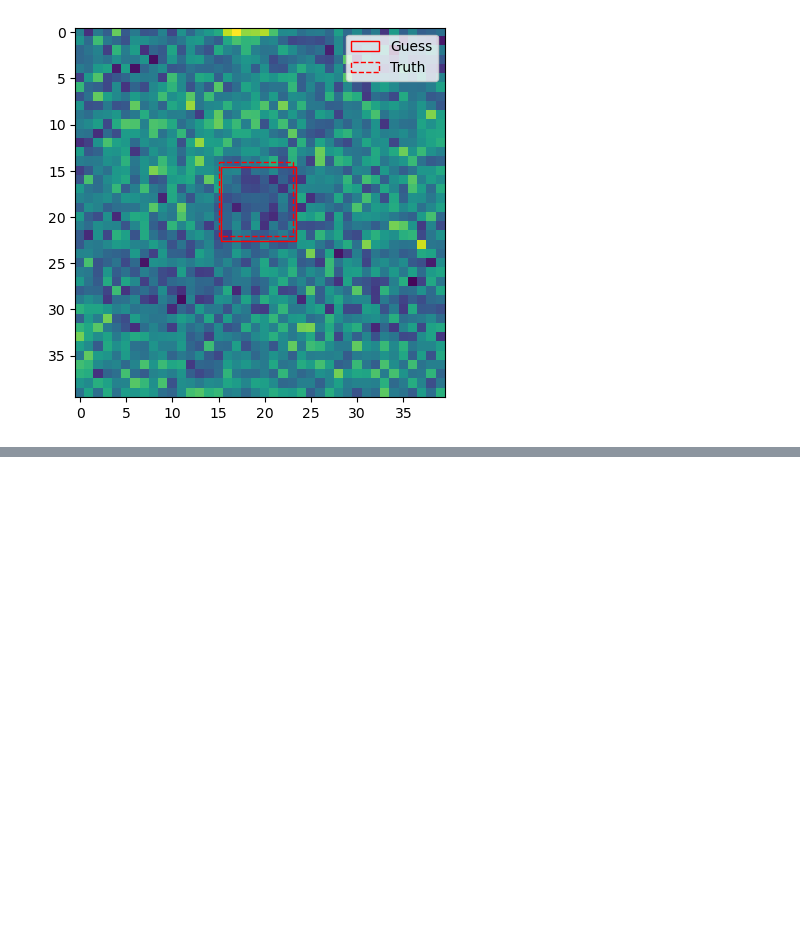
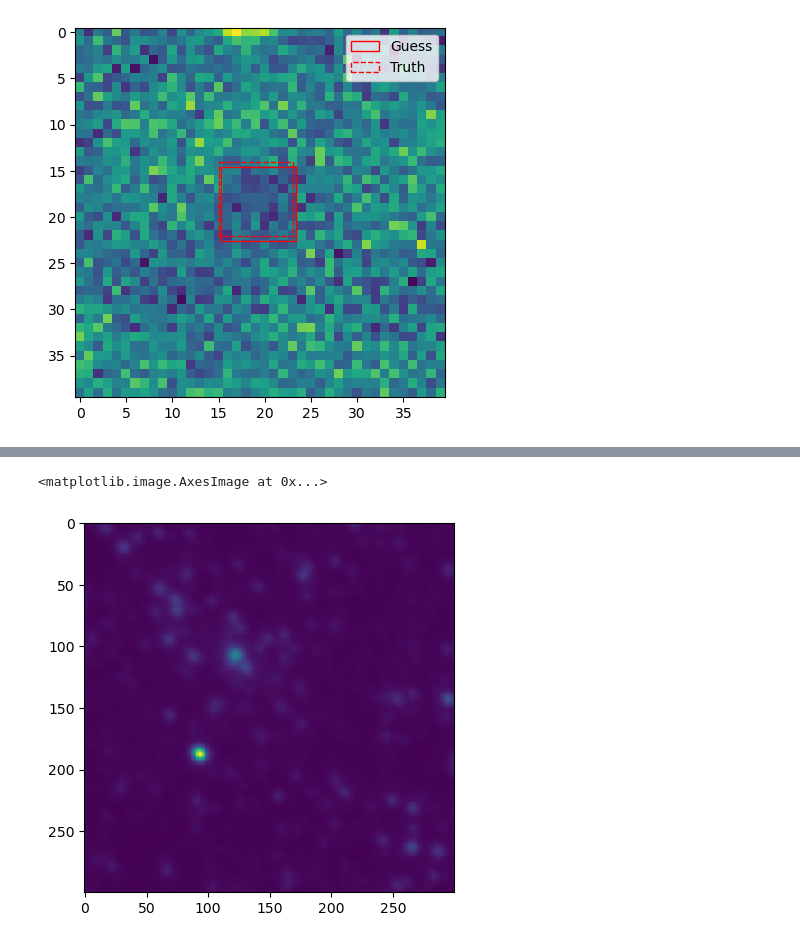
Before and after one commit to Sulla2012/ml-clusters, a Jupyter notebook: torch-mask-rcnn.ipynb, the cells around one changed output, grey strips where cells are left out. Drawn from its saved outputs; the diff is of its cells as text; code cells hidden in the pictures; blank space fills up the shorter version.

```diff
--- a/torch-mask-rcnn.ipynb
+++ b/torch-mask-rcnn.ipynb
@@ -538,0 +670,5 @@ Epoch: [6]  [ 180/1026]  eta: 0:01:46  lr: 0.000050  loss: 0.0209 (0.0279)  loss
+# %%
+plt.imshow(img[...,0])
+# %% [output]
+<matplotlib.image.AxesImage at 0x...>
+[figure, added]
```
Also changed, not shown: parts of 17 cells of this notebook.
